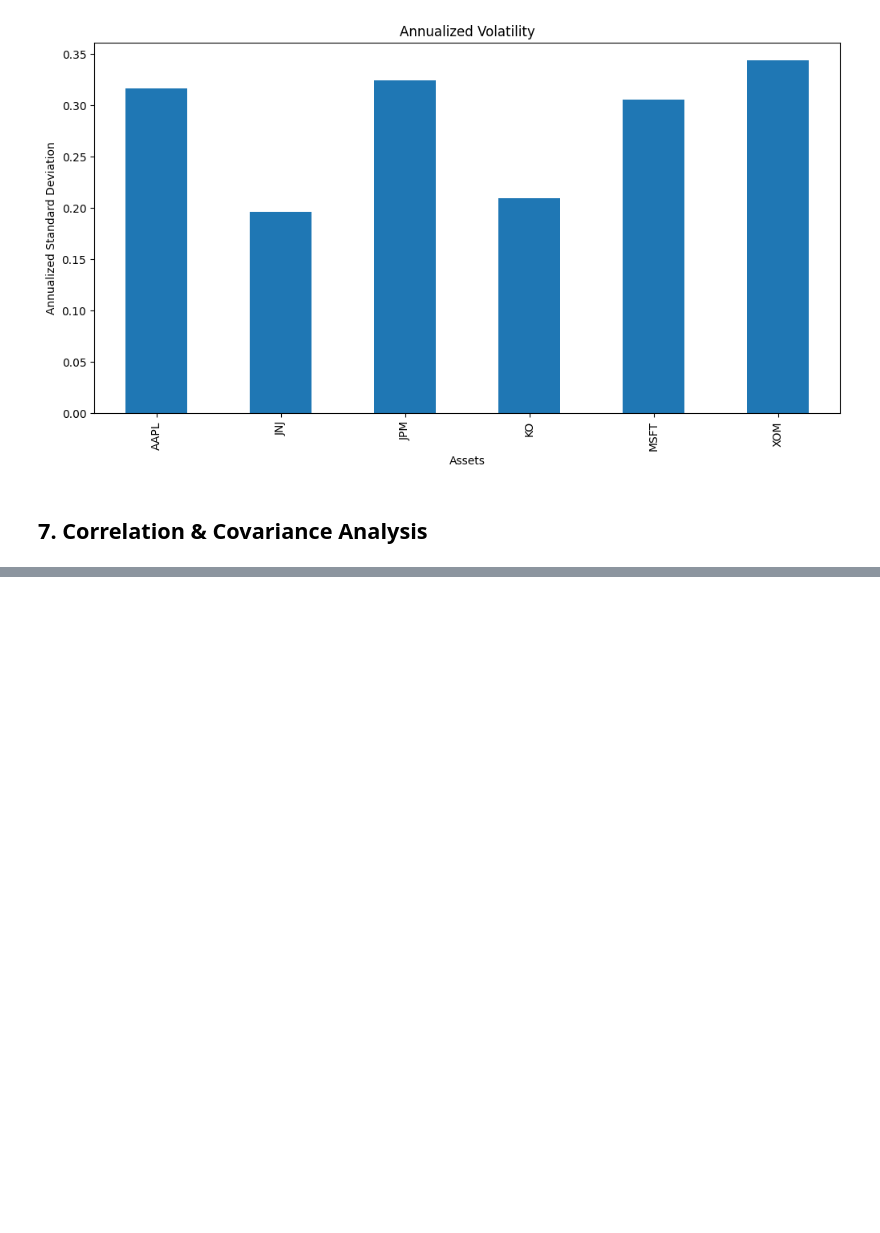
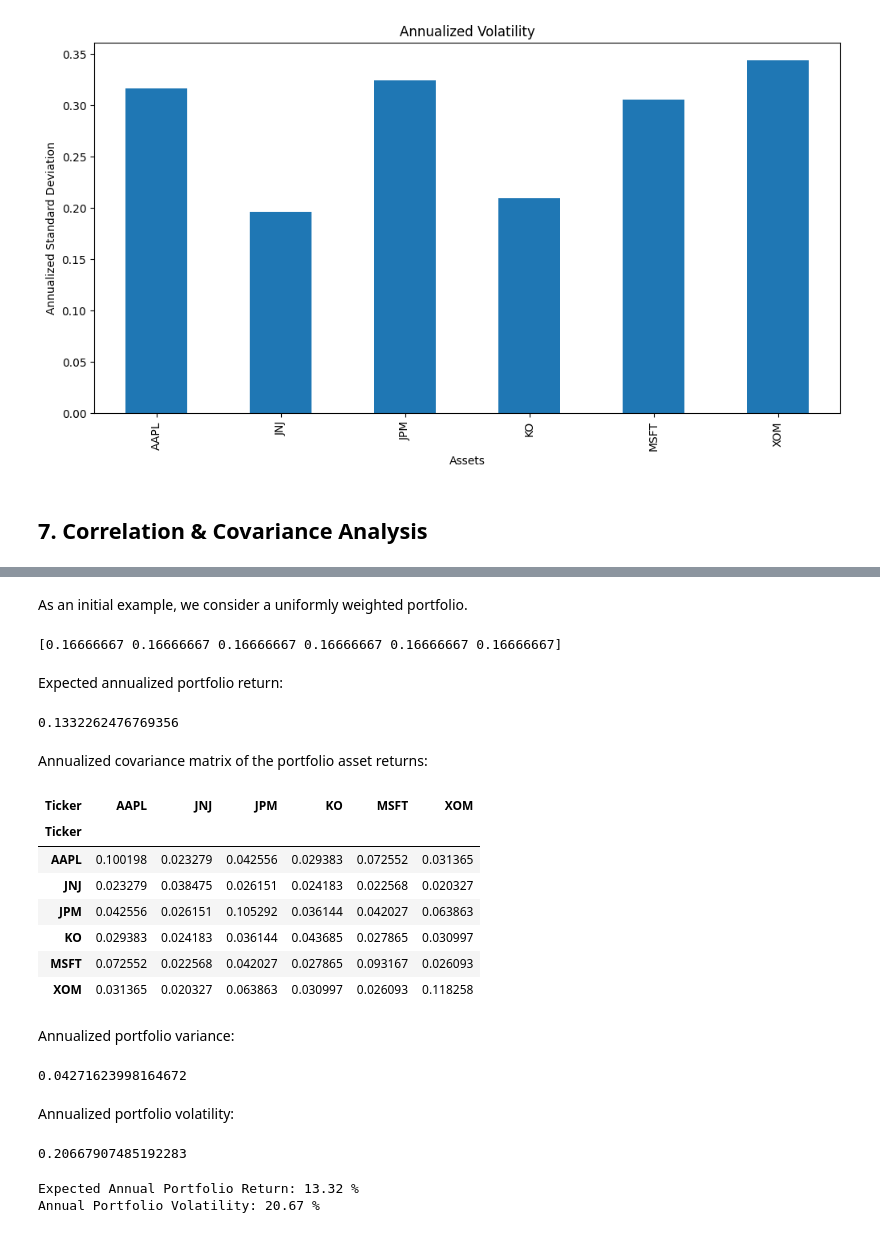
Before and after one commit to keramidasvasilis/data-analysis-projects, a Jupyter notebook: portfolio-optimization-risk-analysis/notebooks/portfolio_optimization_analysis.ipynb, the cells around one changed output, grey strips where cells are left out. Drawn from its saved outputs; the diff is of its cells as text; code cells hidden in the pictures; blank space fills up the shorter version.

```diff
--- a/portfolio-optimization-risk-analysis/notebooks/portfolio_optimization_analysis.ipynb
+++ b/portfolio-optimization-risk-analysis/notebooks/portfolio_optimization_analysis.ipynb
@@ -368,0 +461,54 @@ $$\rho (X, Y) = \frac{Cov(X, Y)}{\sigma(X) \sigma(Y)}$$
+# %% [markdown]
+As an initial example, we consider a uniformly weighted portfolio.
+# %%
+weights = np.array([1/len(stocks)] * len(stocks))
+
+print(weights)
+# %% [output]
+[0.16666667 0.16666667 0.16666667 0.16666667 0.16666667 0.16666667]
+# %% [markdown]
+Expected annualized portfolio return:
+# %%
+portfolio_expected_return = np.dot(weights, annual_mean_returns)
+
+print(portfolio_expected_return)
+# %% [output]
+0.1332262476769356
+# %% [markdown]
+Annualized covariance matrix of the portfolio asset returns:
+# %%
+annualized_covariance_matrix = covariance_matrix * 252
+
+annualized_covariance_matrix
+# %% [output]
+| Ticker | AAPL | JNJ | JPM | KO | MSFT | XOM |
+| Ticker |  |  |  |  |  |  |
+| AAPL | 0.100198 | 0.023279 | 0.042556 | 0.029383 | 0.072552 | 0.031365 |
+| JNJ | 0.023279 | 0.038475 | 0.026151 | 0.024183 | 0.022568 | 0.020327 |
+| JPM | 0.042556 | 0.026151 | 0.105292 | 0.036144 | 0.042027 | 0.063863 |
+| KO | 0.029383 | 0.024183 | 0.036144 | 0.043685 | 0.027865 | 0.030997 |
+| MSFT | 0.072552 | 0.022568 | 0.042027 | 0.027865 | 0.093167 | 0.026093 |
+| XOM | 0.031365 | 0.020327 | 0.063863 | 0.030997 | 0.026093 | 0.118258 |
+# %% [markdown]
+Annualized portfolio variance:
+# %%
+annualized_portfolio_variance = np.dot(weights.T, np.dot(annualized_covariance_matrix, weights))
+
+print(annualized_portfolio_variance)
+# %% [output]
+0.04271623998164672
+# %% [markdown]
+Annualized portfolio volatility:
+# %%
+portfolio_volatility = np.sqrt(annualized_portfolio_variance)
+
+print(portfolio_volatility)
+# %% [output]
+0.20667907485192283
+# %%
+print('Expected Annual Portfolio Return:', round(portfolio_expected_return * 100, 2), '%')
+
+print('Annual Portfolio Volatility:', round(portfolio_volatility * 100, 2), '%')
+# %% [output]
+Expected Annual Portfolio Return: 13.32 %
+Annual Portfolio Volatility: 20.67 %
```
Also changed, not shown: parts of 19 cells of this notebook.
